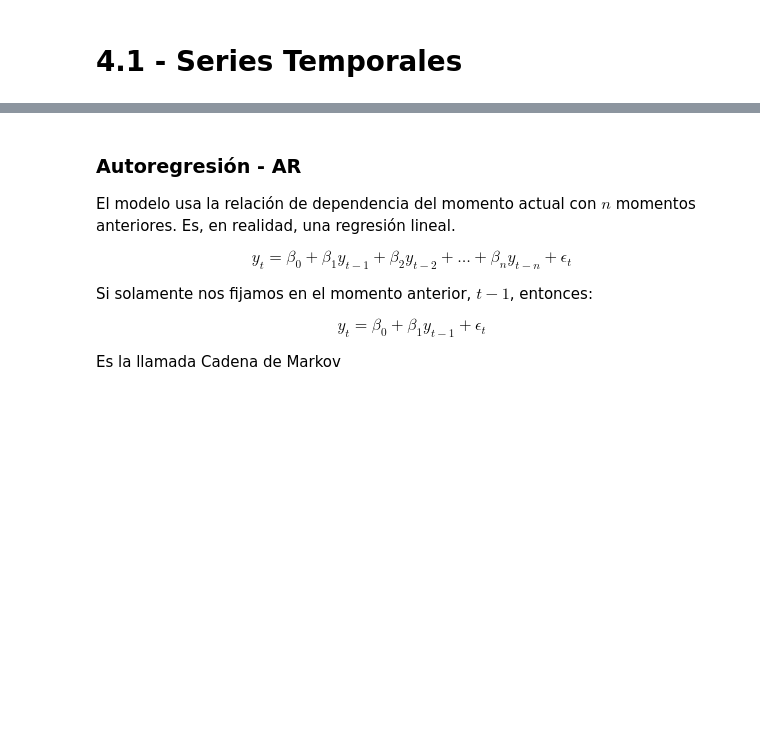
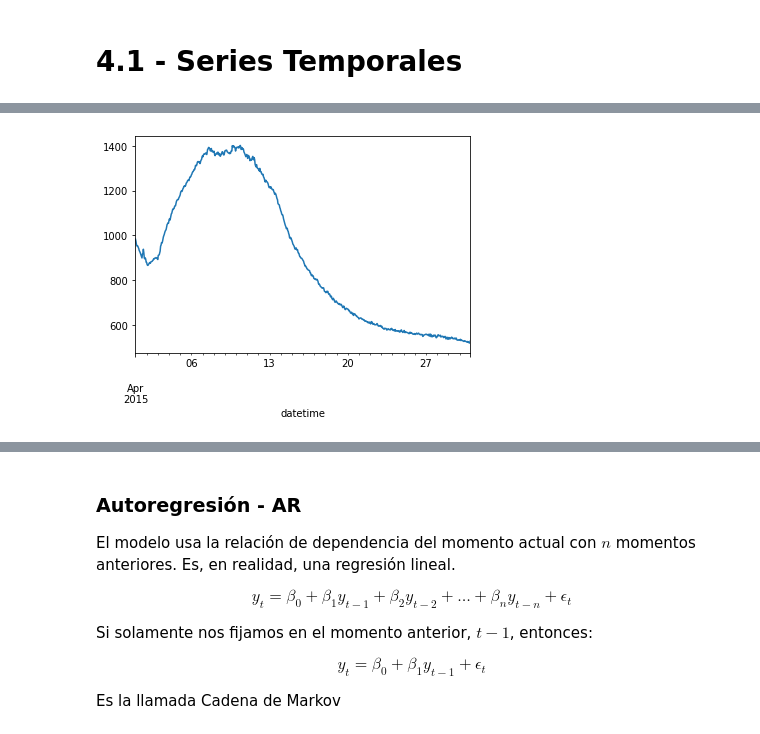
Before and after one commit to Ironhack-Data-Madrid-Abril-2021/Material_Clase, a Jupyter notebook: semana_5/4.1 - Series Temporales.ipynb, the cells around one changed output, grey strips where cells are left out. Saved outputs shown, nothing was run; the diff lists cells and outputs as text; code cells hidden in the pictures; blank space fills up the shorter version.

```diff
--- a/semana_5/4.1 - Series Temporales.ipynb
+++ b/semana_5/4.1 - Series Temporales.ipynb
@@ -2,0 +94,5 @@
+# %%
+dias=df.CO2.loc['2015-4-1': '2015-4-30']  # datos de abril
+dias.plot();
+# %% [output]
+[figure, added]
```
Also changed, not shown: parts of 44 cells of this notebook.
